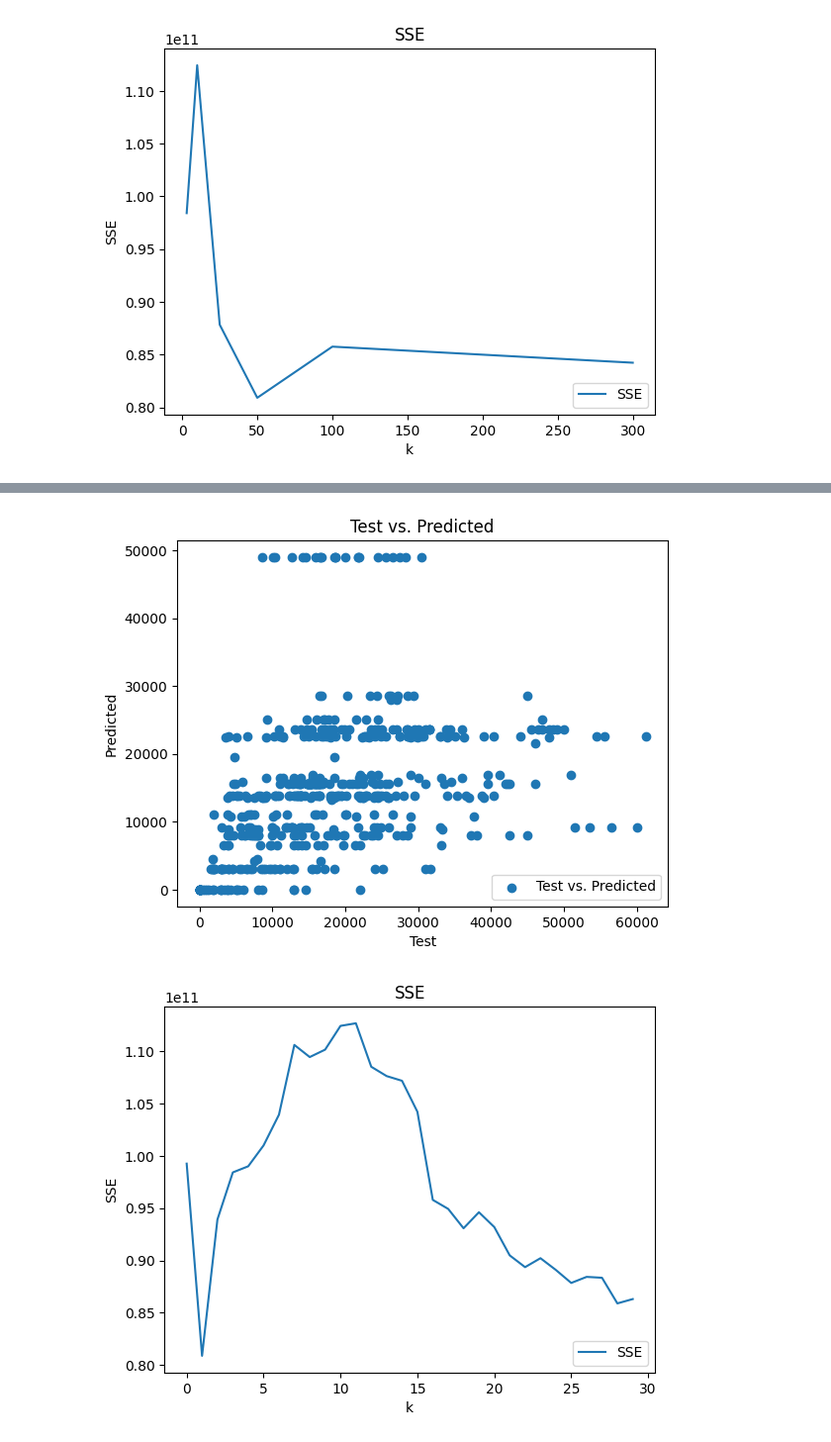
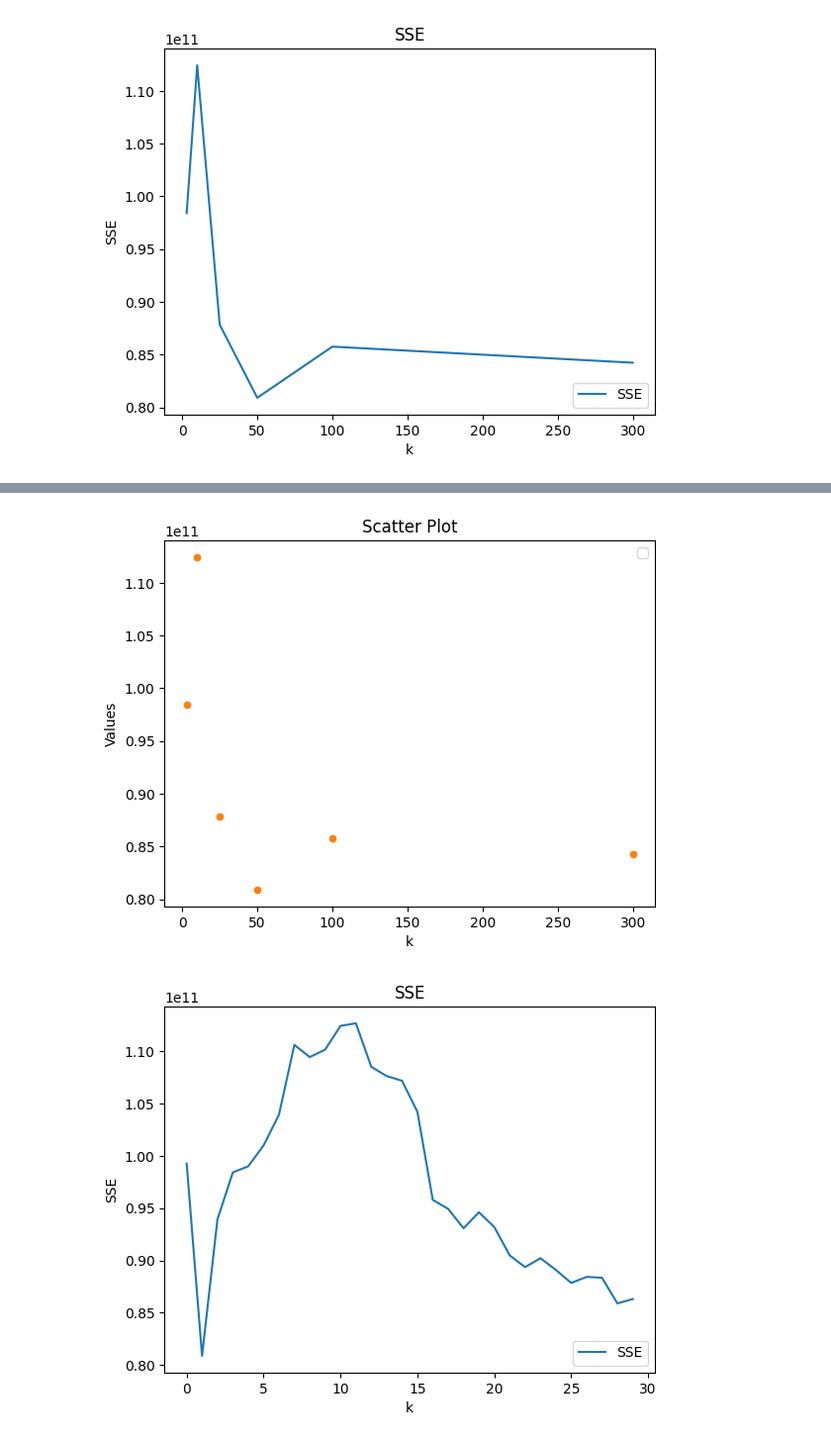
Before and after one commit to ToriStoner/assignment3, a Jupyter notebook: assignment_knn_and_kmc.ipynb, the cells around one changed output, grey strips where cells are left out. Shown at 99% size. Saved outputs shown, nothing was run; the diff lists cells and outputs as text; code cells hidden in the pictures.

```diff
--- a/assignment_knn_and_kmc.ipynb
+++ b/assignment_knn_and_kmc.ipynb
@@ -137,9 +130,9 @@ df['GenderNan'].value_counts()
 Name: GenderNan, dtype: int64
 # %%
 
-
+vars = ['Age','AnnualSalary']
+X = df.loc[:,vars]
 y = df['Purchased']
-X = df.loc[:,['Age','AnnualSalary']]
 # %%
 #3
 
@@ -348,7 +341,7 @@ print(y_train)
 1544    29500
 Name: price, Length: 1999, dtype: int64
 # %%
-#Q4      #not sure if this is right
+#Q4
 
 from sklearn.neighbors import KNeighborsRegressor as kNNRegression
 import seaborn as sns
@@ -357,12 +350,17 @@ from sklearn.neighbors import KNeighborsClassifier
 
 k_bar = [3,10,25,50,100,300]
 SSE = []
+test_values = []
+predicted_values = []
 for k in k_bar:
     model = KNeighborsClassifier(n_neighbors=k+1)
     fitted_model = model.fit(x_train,y_train)
     y_hat = fitted_model.predict(x_test)
     squared_sum = np.sum( (y_test-y_hat)**2 )
     SSE.append(squared_sum)
+    test_values.append(y_test)
+    predicted_values.append(y_hat)
+
 
 
 SSE_min = np.min(SSE)
@@ -377,15 +375,20 @@ plt.title('SSE')
 plt.show()
 
 #optimal k is 50
-#As you increase the value of k, the SSE decreases
-#need to make a scatterplot showing the test value plotted against the predicted
 # %% [output]
 [figure]
 # %%
-plt.scatter(y_test,y_hat,label='Test vs. Predicted')
-plt.xlabel("Test")
-plt.ylabel("Predicted")
-plt.legend(loc='lower right')
-plt.title('Test vs. Predicted')
+import seaborn as sns
+
+sns.scatterplot(data=y_hat, x= k_bar, y=SSE)
+sns.scatterplot(data= y_test, x=k_bar, y=SSE)
+
+plt.xlabel("k")
+plt.ylabel("Values")
+plt.legend()
+plt.title('Scatter Plot')
 plt.show()
+
+#The SSE declines with k values from 15-50, with the optimal k value being at 50
+#the SSE then increases from k values of 50-100 before decreasing again slightly
 # %% [output]
@@ -392,4 +396,4 @@ plt.show()
-[figure, old version]
+[figure, new version]
 # %%
 #Q5
 from sklearn.neighbors import KNeighborsClassifier
```
Also changed, not shown: parts of 12 cells of this notebook.
